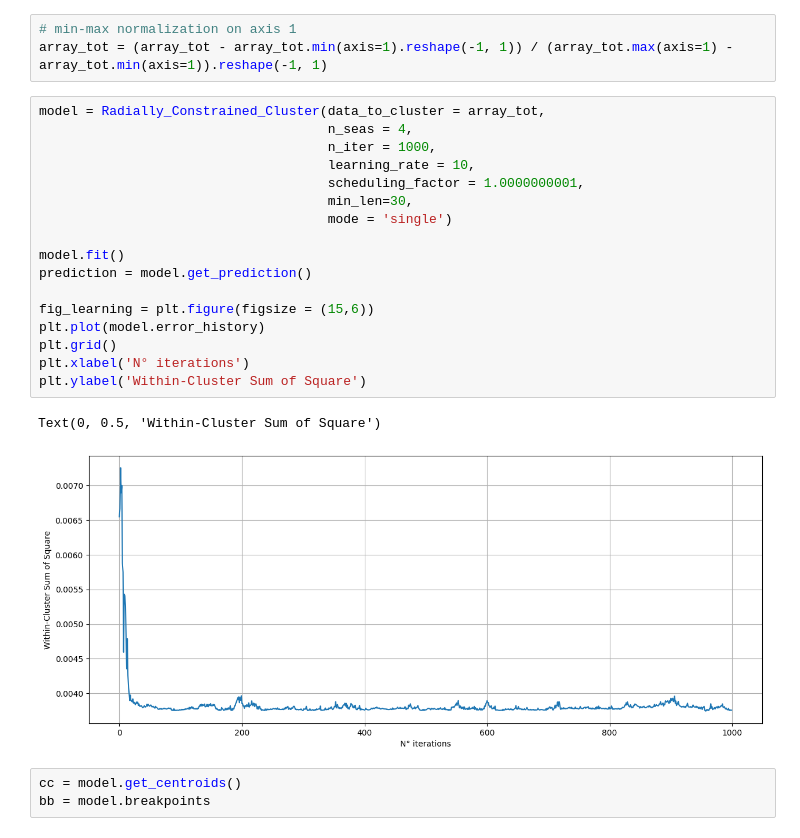
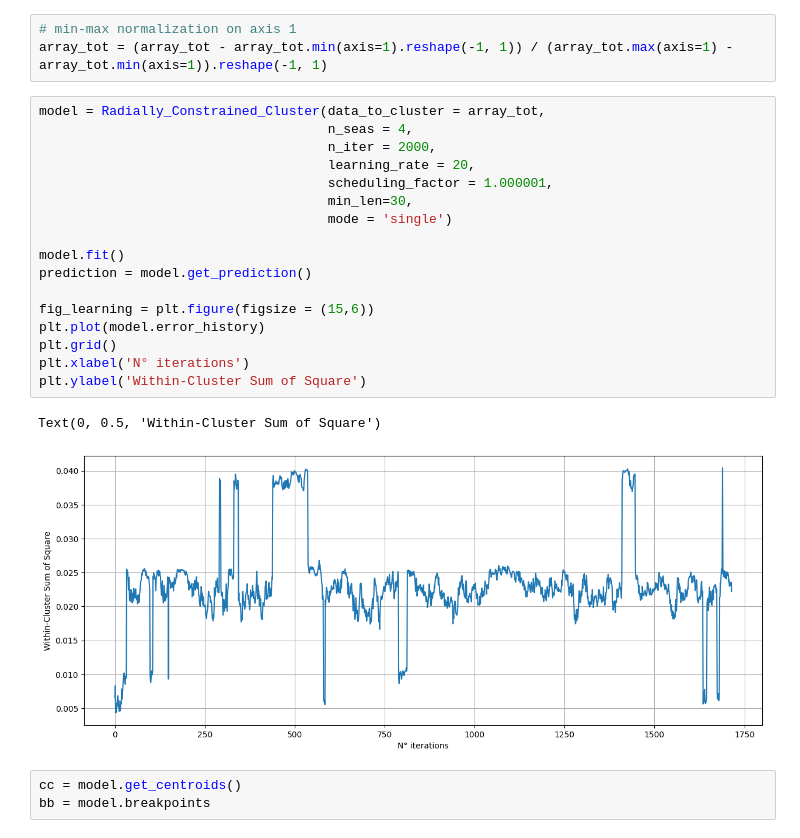
Before and after one commit to jacopograssi97/Radially_constrained_clustering, a Jupyter notebook: tester.ipynb, the cells around one changed output. Saved outputs shown, nothing was run; the diff lists cells and outputs as text.

```diff
--- a/tester.ipynb
+++ b/tester.ipynb
@@ -27,23 +27,23 @@ array_tot = (array_tot - array_tot.min(axis=1).reshape(-1, 1)) / (array_tot.max(
 # %%
 model = Radially_Constrained_Cluster(data_to_cluster = array_tot,
                                      n_seas = 4,
-                                     n_iter = 1000,
-                                     learning_rate = 10,
-                                     scheduling_factor = 1.0000000001,
+                                     n_iter = 2000,
+                                     learning_rate = 20,
+                                     scheduling_factor = 1.000001,
                                      min_len=30,
                                      mode = 'single')
 
 model.fit()
 prediction = model.get_prediction()
 
 fig_learning = plt.figure(figsize = (15,6))
 plt.plot(model.error_history)
 plt.grid()
 plt.xlabel('N° iterations')
 plt.ylabel('Within-Cluster Sum of Square')
 # %% [output]
 Text(0, 0.5, 'Within-Cluster Sum of Square')
-[figure, old version]
+[figure, new version]
 # %%
 cc = model.get_centroids()
 bb = model.breakpoints
```
Also changed, not shown: parts of 4 cells of this notebook, 1 other file.
